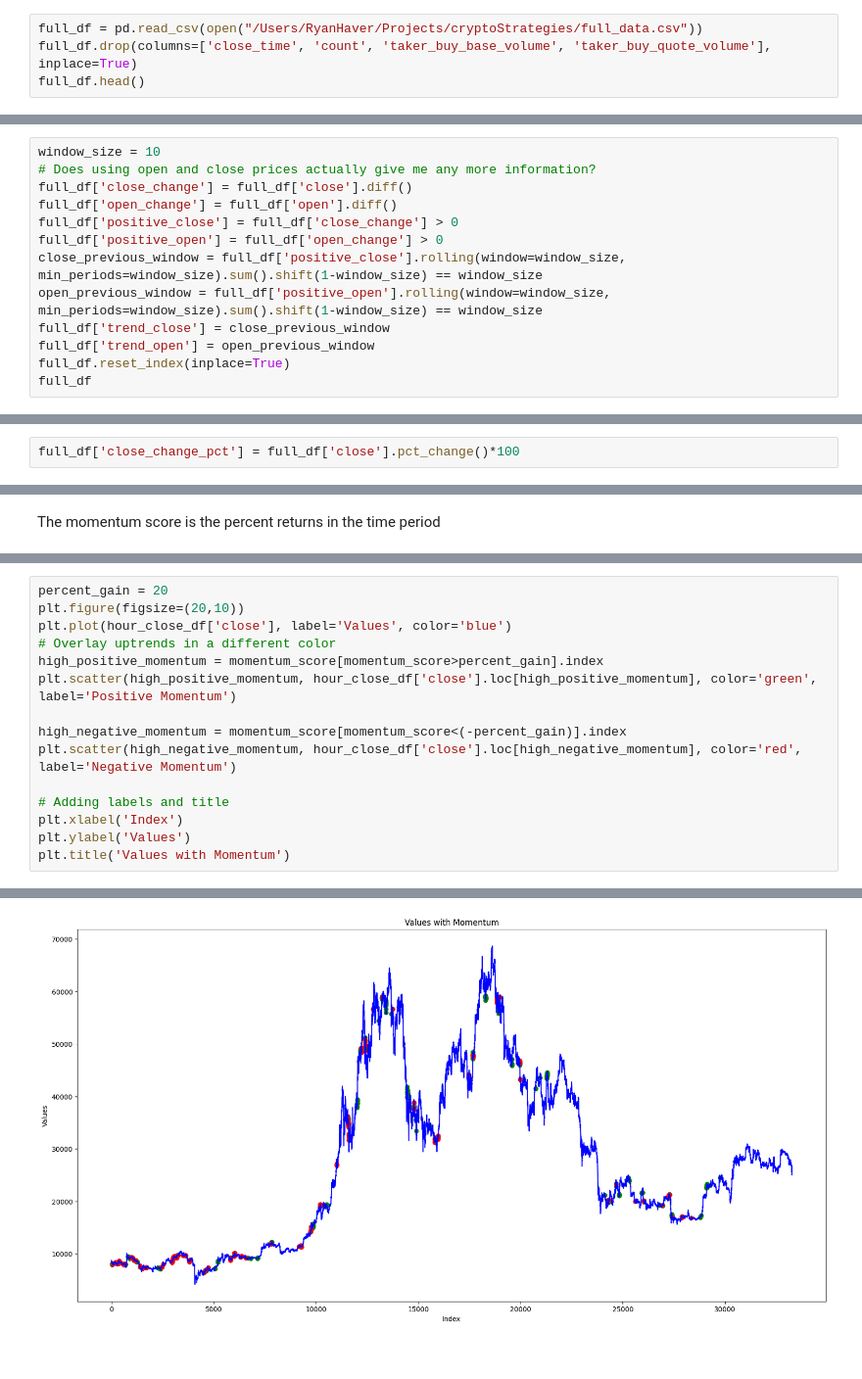
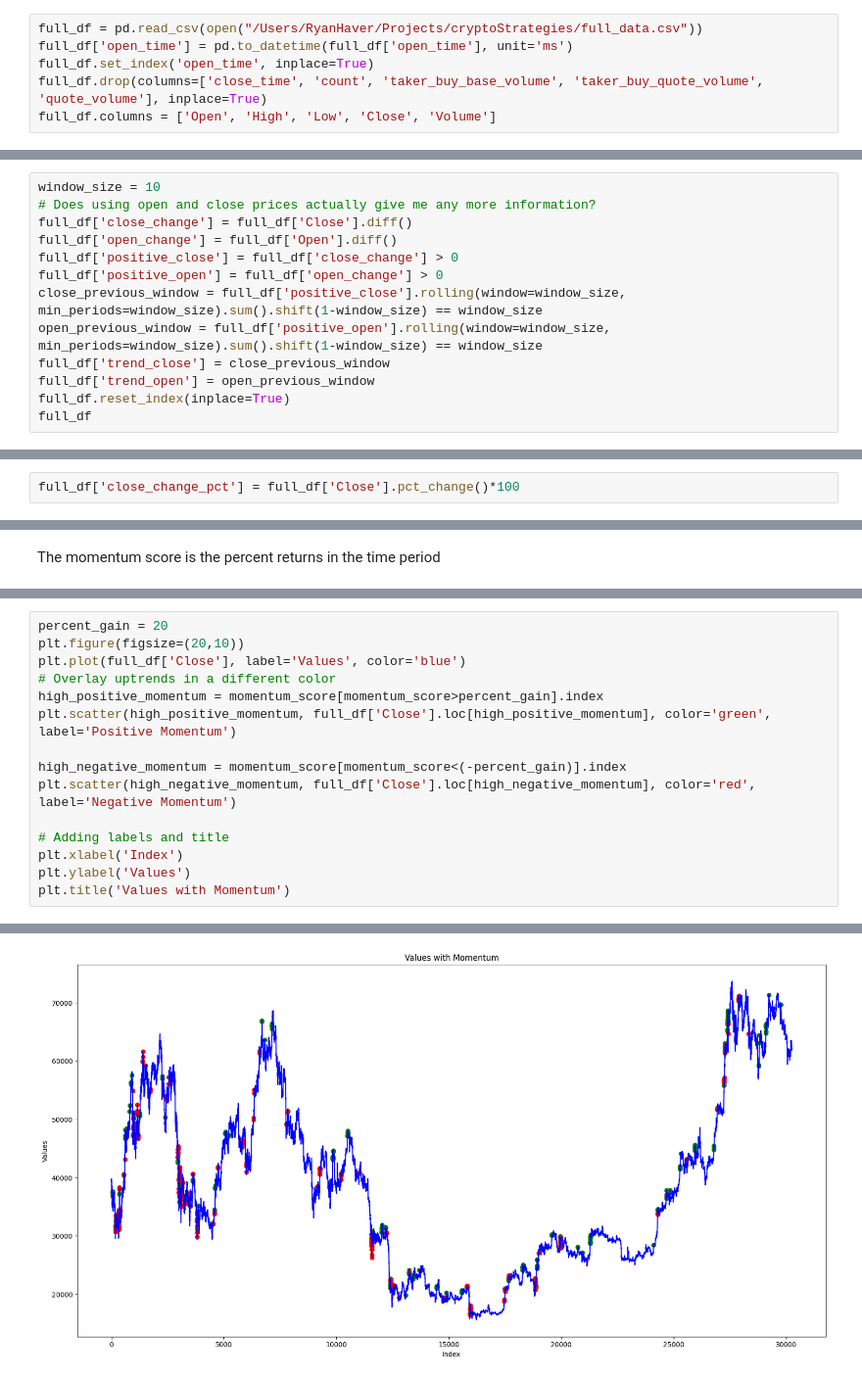
Before and after one commit to rmh7596/cryptoStrategies, a Jupyter notebook: trend_detection.ipynb, the cells around one changed output, grey strips where cells are left out. Shown at 98% size. Drawn from its saved outputs; the diff is of its cells as text.

```diff
--- a/trend_detection.ipynb
+++ b/trend_detection.ipynb
@@ -5,5 +5,7 @@ import numpy as np
 import matplotlib.pyplot as plt
 # %%
 full_df = pd.read_csv(open("/Users/RyanHaver/Projects/cryptoStrategies/full_data.csv"))
-full_df.drop(columns=['close_time', 'count', 'taker_buy_base_volume', 'taker_buy_quote_volume'], inplace=True)
-full_df.head()
+full_df['open_time'] = pd.to_datetime(full_df['open_time'], unit='ms')
+full_df.set_index('open_time', inplace=True)
+full_df.drop(columns=['close_time', 'count', 'taker_buy_base_volume', 'taker_buy_quote_volume', 'quote_volume'], inplace=True)
+full_df.columns = ['Open', 'High', 'Low', 'Close', 'Volume']
@@ -22,8 +17,8 @@ plt.show()
 # %%
 window_size = 10
 # Does using open and close prices actually give me any more information?
-full_df['close_change'] = full_df['close'].diff()
-full_df['open_change'] = full_df['open'].diff()
+full_df['close_change'] = full_df['Close'].diff()
+full_df['open_change'] = full_df['Open'].diff()
 full_df['positive_close'] = full_df['close_change'] > 0
 full_df['positive_open'] = full_df['open_change'] > 0
 close_previous_window = full_df['positive_close'].rolling(window=window_size, min_periods=window_size).sum().shift(1-window_size) == window_size
@@ -71,7 +66,7 @@ $$
 # %% [markdown]
 This will give us the gross returns for the time series
 # %%
-full_df['close_change_pct'] = full_df['close'].pct_change()*100
+full_df['close_change_pct'] = full_df['Close'].pct_change()*100
 # %%
 full_df
 # %% [output]
@@ -166,18 +161,18 @@ Name: close_change_pct, Length: 30260, dtype: float64
 # %%
 percent_gain = 20
 plt.figure(figsize=(20,10))
-plt.plot(hour_close_df['close'], label='Values', color='blue')
+plt.plot(full_df['Close'], label='Values', color='blue')
 # Overlay uptrends in a different color
 high_positive_momentum = momentum_score[momentum_score>percent_gain].index
-plt.scatter(high_positive_momentum, hour_close_df['close'].loc[high_positive_momentum], color='green', label='Positive Momentum')
+plt.scatter(high_positive_momentum, full_df['Close'].loc[high_positive_momentum], color='green', label='Positive Momentum')
 
 high_negative_momentum = momentum_score[momentum_score<(-percent_gain)].index
-plt.scatter(high_negative_momentum, hour_close_df['close'].loc[high_negative_momentum], color='red', label='Negative Momentum')
+plt.scatter(high_negative_momentum, full_df['Close'].loc[high_negative_momentum], color='red', label='Negative Momentum')
 
 # Adding labels and title
 plt.xlabel('Index')
 plt.ylabel('Values')
 plt.title('Values with Momentum')
 # %% [output]
 Text(0.5, 1.0, 'Values with Momentum')
-[figure, old version]
+[figure, new version]
```
Also changed, not shown: parts of 6 cells of this notebook, 1 other file.
